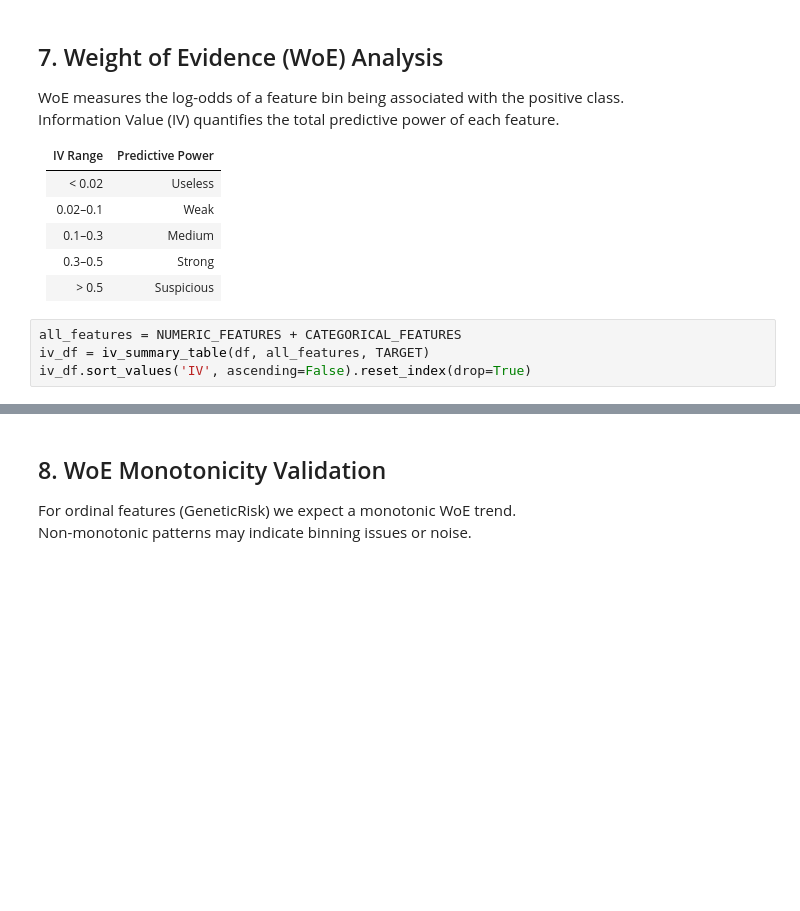
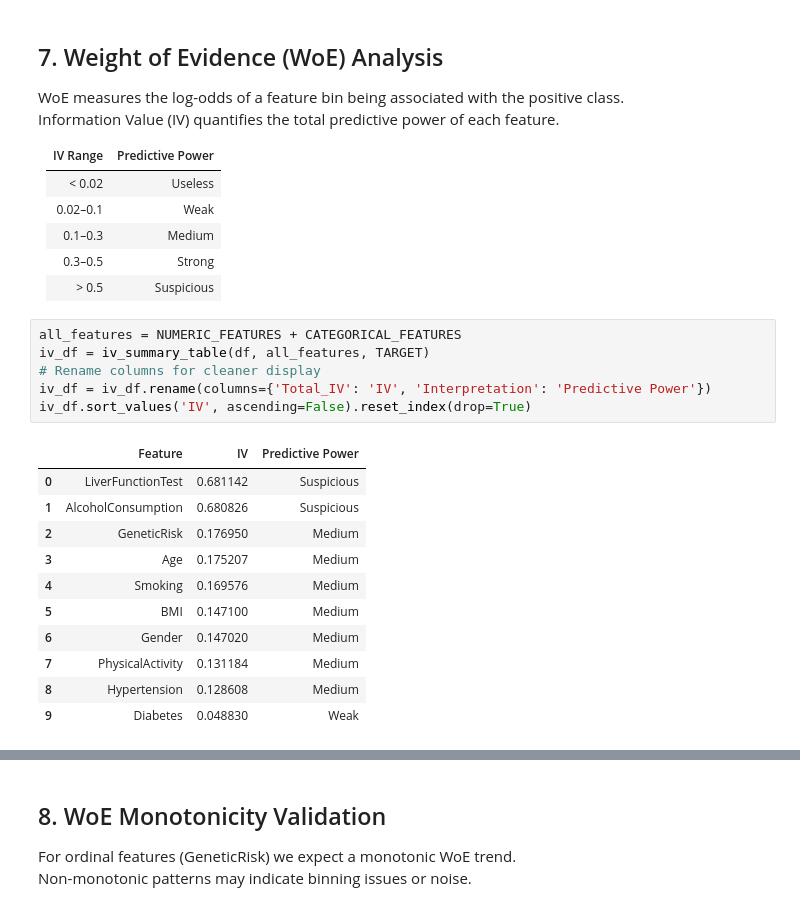
Before and after one commit to MelvinJoshua1375/liver-disease-demo, a Jupyter notebook: notebooks/Exploratory_Data_Analysis.ipynb, the cells around one changed output, grey strips where cells are left out. Drawn from its saved outputs; the diff is of its cells as text; blank space fills up the shorter version.

```diff
--- a/notebooks/Exploratory_Data_Analysis.ipynb
+++ b/notebooks/Exploratory_Data_Analysis.ipynb
@@ -134,7 +188,21 @@ Information Value (IV) quantifies the total predictive power of each feature.
 # %%
 all_features = NUMERIC_FEATURES + CATEGORICAL_FEATURES
 iv_df = iv_summary_table(df, all_features, TARGET)
+# Rename columns for cleaner display
+iv_df = iv_df.rename(columns={'Total_IV': 'IV', 'Interpretation': 'Predictive Power'})
 iv_df.sort_values('IV', ascending=False).reset_index(drop=True)
+# %% [output]
+|  | Feature | IV | Predictive Power |
+| 0 | LiverFunctionTest | 0.681142 | Suspicious |
+| 1 | AlcoholConsumption | 0.680826 | Suspicious |
+| 2 | GeneticRisk | 0.176950 | Medium |
+| 3 | Age | 0.175207 | Medium |
+| 4 | Smoking | 0.169576 | Medium |
+| 5 | BMI | 0.147100 | Medium |
+| 6 | Gender | 0.147020 | Medium |
+| 7 | PhysicalActivity | 0.131184 | Medium |
+| 8 | Hypertension | 0.128608 | Medium |
+| 9 | Diabetes | 0.048830 | Weak |
 # %%
 # IV comparison bar chart
 fig, ax = plt.subplots(figsize=(10, 5))
```
Also changed, not shown: parts of 14 cells of this notebook, 4 other files.
